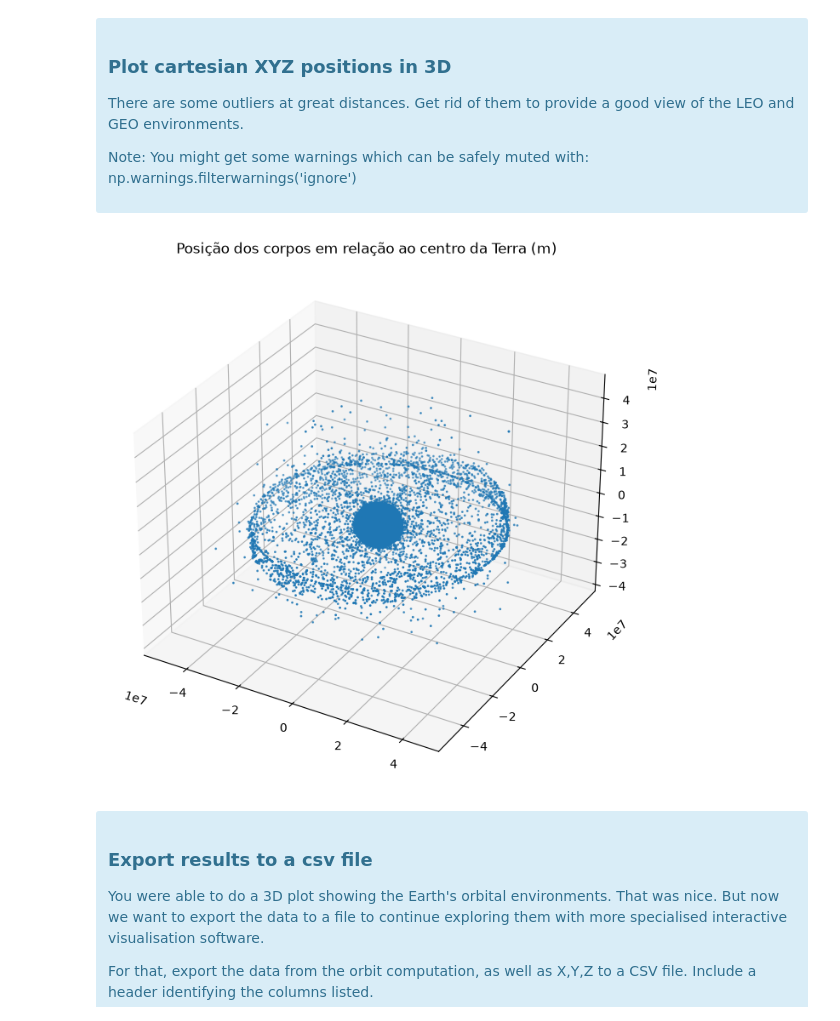
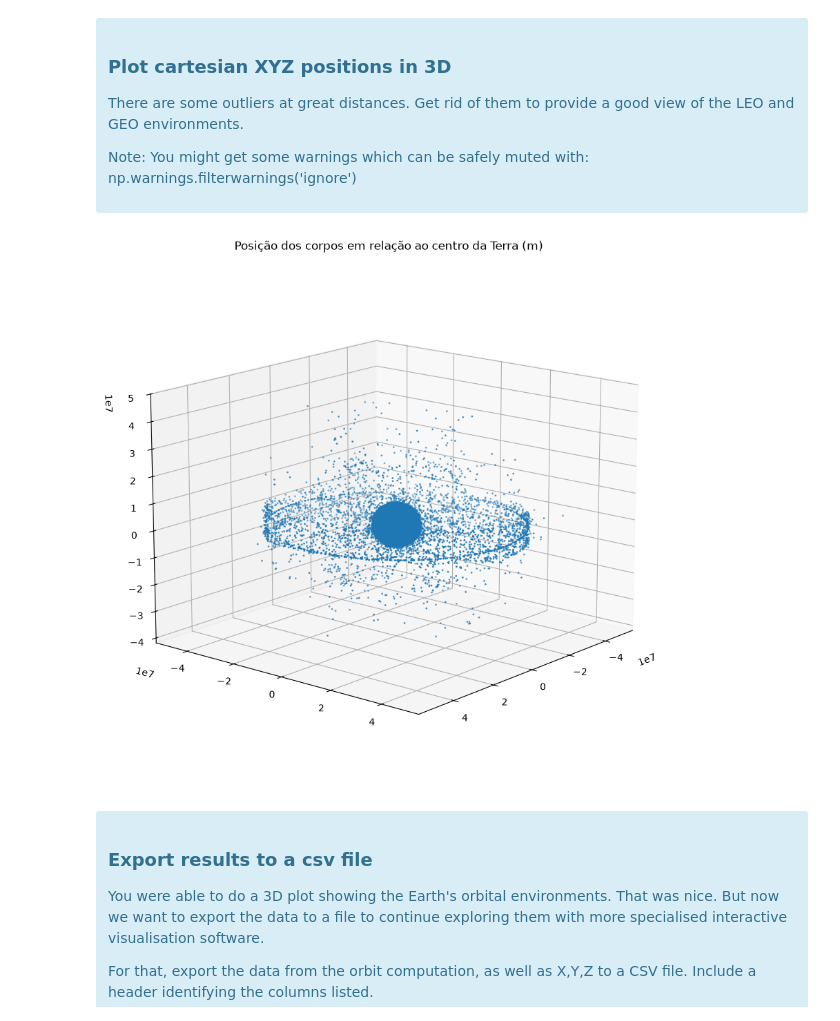
Before and after one commit to nuck11/ets, a Jupyter notebook: satelites/PL_Satellites_ReportTemplate.ipynb, the cells around one changed output. Saved outputs shown, nothing was run; the diff lists cells and outputs as text; code cells hidden in the pictures.

```diff
--- a/satelites/PL_Satellites_ReportTemplate.ipynb
+++ b/satelites/PL_Satellites_ReportTemplate.ipynb
@@ -78,7 +78,7 @@ Para as coordenadas utilizou-se a sede da LusoSpace no Areeiro no dia 20/11/2026
 obs = ephem.Observer()
 obs.lat = np.deg2rad(38.74446901694215)
 obs.long = np.deg2rad(-9.128535641602733)
-obs.date = datetime.datetime.today()
+obs.date = "20/11/2026"
 # %% [markdown]
 <div class="alert alert-block alert-info">
 
@@ -121,8 +121,7 @@ f_lines = file.readlines()
 
 line = 74245
 lines = []
-for i in range(3):
-    lines.append(f_lines[line-1 + i])
+for i in range(3): lines.append(f_lines[line-1 + i])
 file.close()
 
 posat2 = ephem.readtle(lines[0], lines[1], lines[2] )
@@ -349,18 +347,20 @@ np.warnings.filterwarnings('ignore')
 
 </div>
 # %%
-fig = plt.figure(figsize=(20,8))
+fig = plt.figure(figsize=(12,10))
 ax = fig.add_subplot(projection="3d")
 ax.set_title("Posição dos corpos em relação ao centro da Terra (m)")
 
 maxrad = 5.0e7
 mask = (abs(xx) < maxrad)&(abs(yy) < maxrad)&(abs(zz) < maxrad)
 
 ax.scatter3D(xx[mask], yy[mask], zz[mask], s=1)
 
+ax.view_init(15,40)
+
 plt.show()
 # %% [output]
-[figure, old version]
+[figure, new version]
 # %% [markdown]
 <div class="alert alert-block alert-info">
 
```
Also changed, not shown: parts of 6 cells of this notebook, 1 other file.
